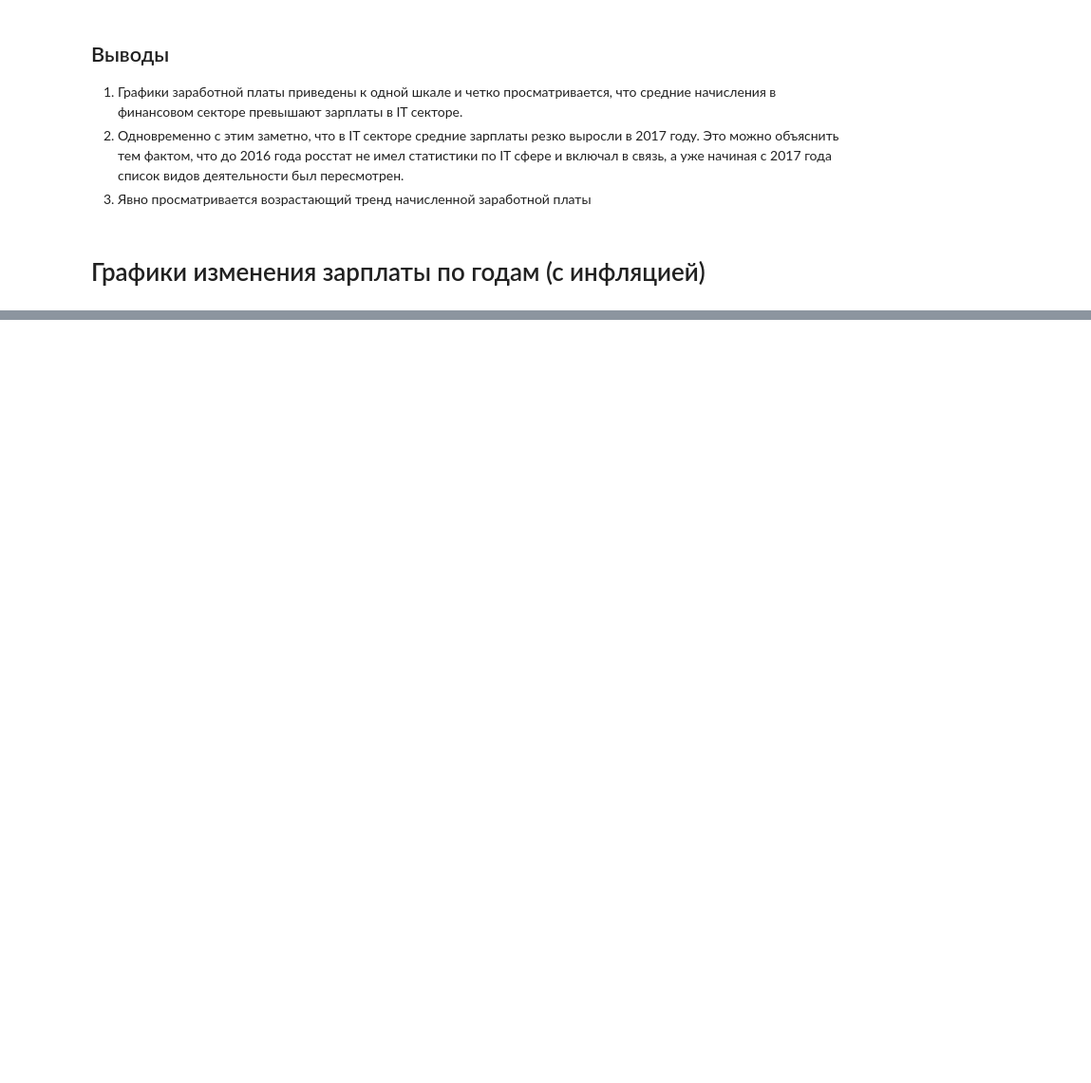
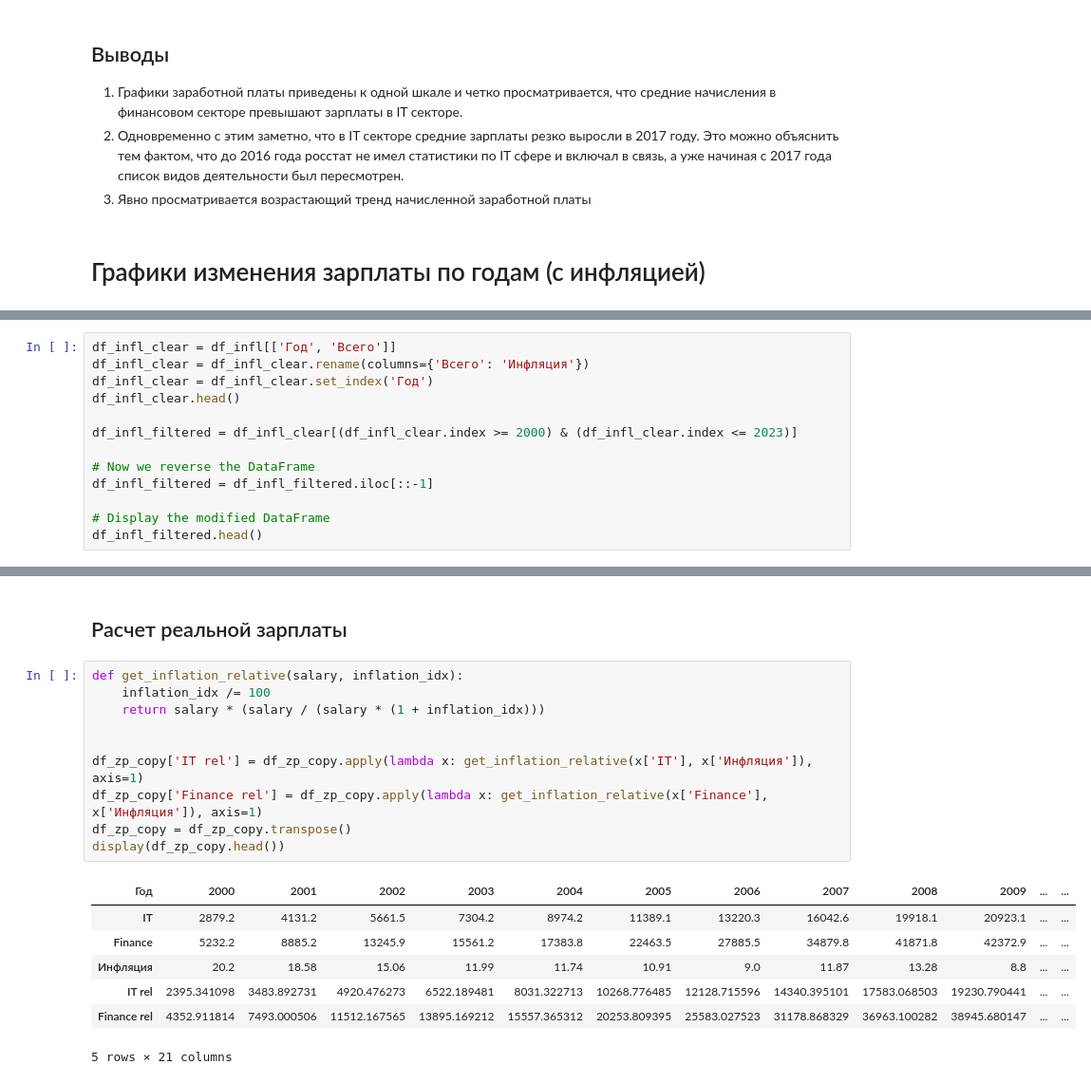
Before and after one commit to peaceful-djony/hse_ds_stepik, a Jupyter notebook: src/Salary.ipynb, the cells around one changed output, grey strips where cells are left out. Shown at 95% size. Saved outputs shown, nothing was run; the diff lists cells and outputs as text; blank space fills up the shorter version.

```diff
--- a/src/Salary.ipynb
+++ b/src/Salary.ipynb
@@ -167,0 +151,13 @@ display(df_zp)
+# %%
+df_infl_clear = df_infl[['Год', 'Всего']]
+df_infl_clear = df_infl_clear.rename(columns={'Всего': 'Инфляция'})
+df_infl_clear = df_infl_clear.set_index('Год')
+df_infl_clear.head()
+
+df_infl_filtered = df_infl_clear[(df_infl_clear.index >= 2000) & (df_infl_clear.index <= 2023)]
+
+# Now we reverse the DataFrame
+df_infl_filtered = df_infl_filtered.iloc[::-1]
+
+# Display the modified DataFrame
+df_infl_filtered.head()
@@ -167,0 +212,20 @@ display(df_zp)
+# %% [markdown]
+## Расчет реальной зарплаты
+# %%
+def get_inflation_relative(salary, inflation_idx):
+    inflation_idx /= 100
+    return salary * (salary / (salary * (1 + inflation_idx)))
+
+
+df_zp_copy['IT rel'] = df_zp_copy.apply(lambda x: get_inflation_relative(x['IT'], x['Инфляция']), axis=1)
+df_zp_copy['Finance rel'] = df_zp_copy.apply(lambda x: get_inflation_relative(x['Finance'], x['Инфляция']), axis=1)
+df_zp_copy = df_zp_copy.transpose()
+display(df_zp_copy.head())
+# %% [output]
+| Год | 2000 | 2001 | 2002 | 2003 | 2004 | 2005 | 2006 | 2007 | 2008 | 2009 | ... | ... |
+| IT | 2879.2 | 4131.2 | 5661.5 | 7304.2 | 8974.2 | 11389.1 | 13220.3 | 16042.6 | 19918.1 | 20923.1 | ... | ... |
+| Finance | 5232.2 | 8885.2 | 13245.9 | 15561.2 | 17383.8 | 22463.5 | 27885.5 | 34879.8 | 41871.8 | 42372.9 | ... | ... |
+| Инфляция | 20.2 | 18.58 | 15.06 | 11.99 | 11.74 | 10.91 | 9.0 | 11.87 | 13.28 | 8.8 | ... | ... |
+| IT rel | 2395.341098 | 3483.892731 | 4920.476273 | 6522.189481 | 8031.322713 | 10268.776485 | 12128.715596 | 14340.395101 | 17583.068503 | 19230.790441 | ... | ... |
+| Finance rel | 4352.911814 | 7493.000506 | 11512.167565 | 13895.169212 | 15557.365312 | 20253.809395 | 25583.027523 | 31178.868329 | 36963.100282 | 38945.680147 | ... | ... |
+5 rows × 21 columns
```
Also changed, not shown: parts of 11 cells of this notebook, 1 other file.
